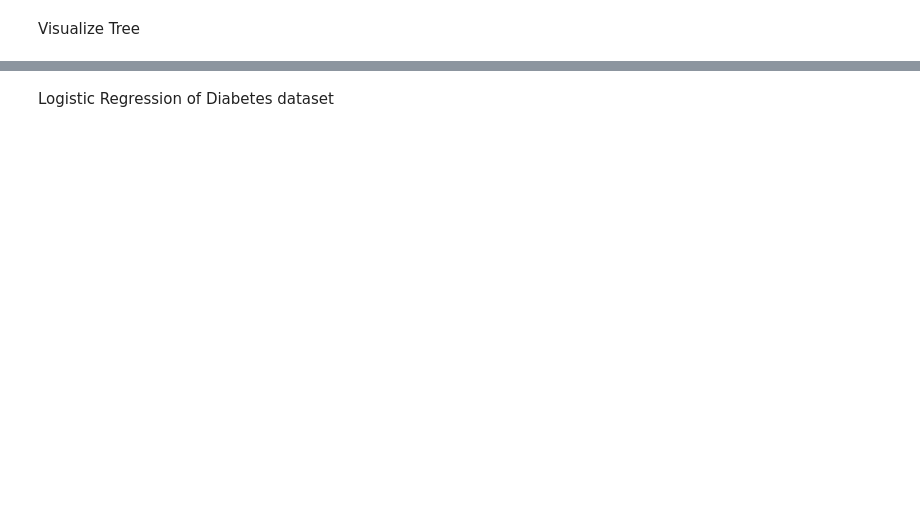
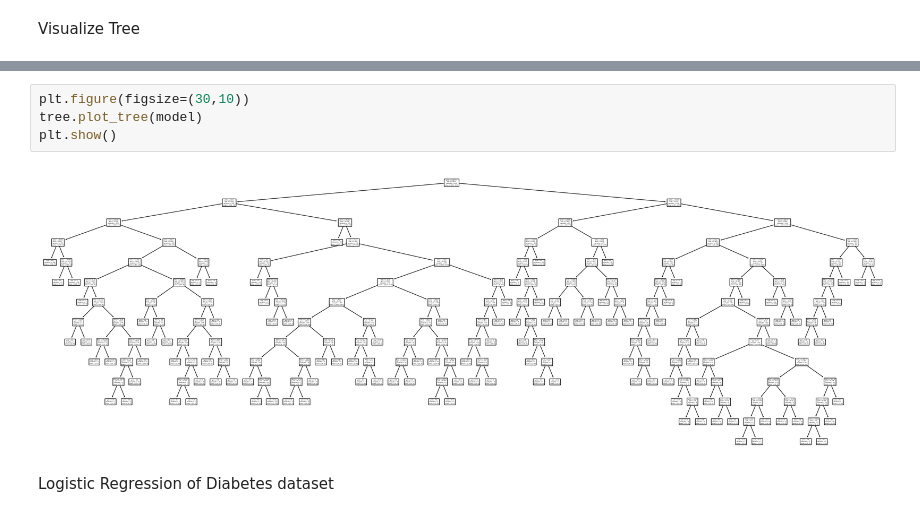
Before and after one commit to abdulmukit98/ml, a Jupyter notebook: project/code.ipynb, the cells around one changed output, grey strips where cells are left out. Saved outputs shown, nothing was run; the diff lists cells and outputs as text; blank space fills up the shorter version.

```diff
--- a/project/code.ipynb
+++ b/project/code.ipynb
@@ -165,4 +200,10 @@ print(tree.export_text(model, class_names=["no", "yes"], feature_names=featureNa
 |   |   |   |   |   |--- class: no
+# %%
+plt.figure(figsize=(30,10))
+tree.plot_tree(model)
+plt.show()
+# %% [output]
+[figure, added]
 # %% [markdown]
 Logistic Regression of Diabetes dataset
 # %%
```
Also changed, not shown: parts of 7 cells of this notebook.
